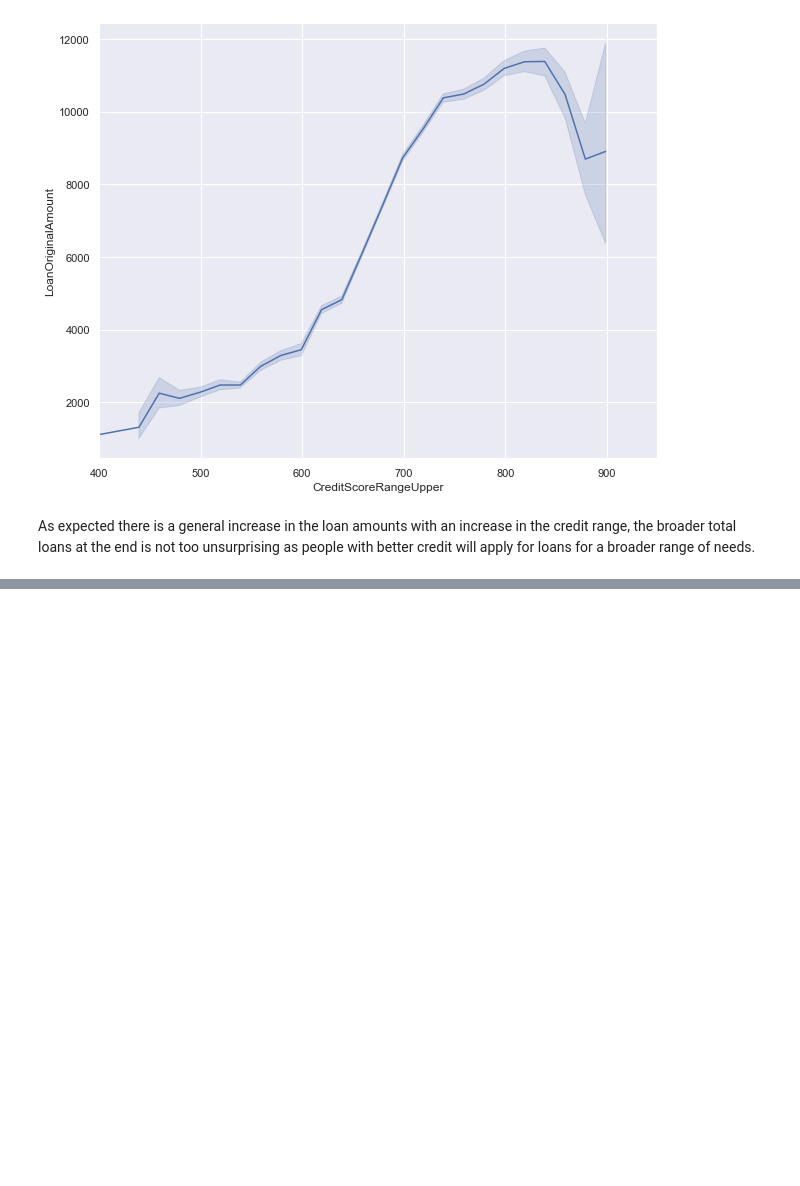
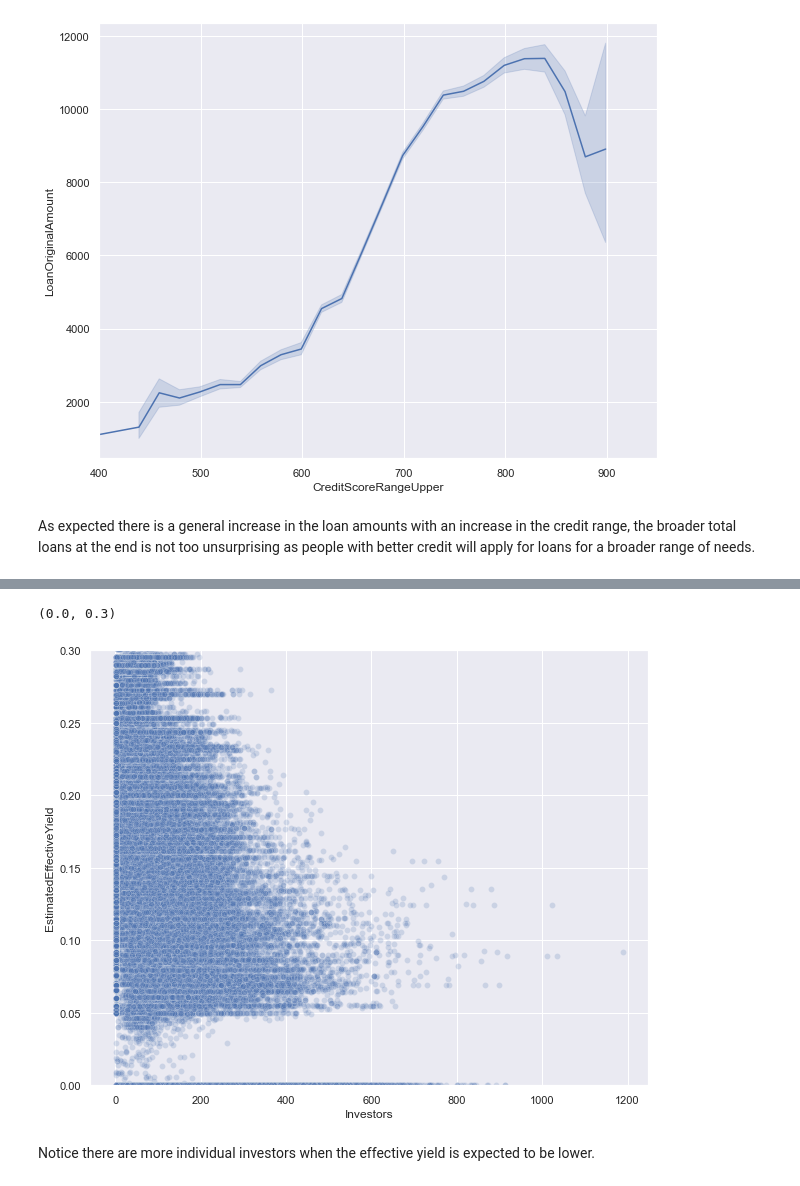
Before and after one commit to Siphra/udacityprojects, a Jupyter notebook: udacity final report/ProsperLoanData.ipynb, the cells around one changed output, grey strips where cells are left out. Saved outputs shown, nothing was run; the diff lists cells and outputs as text; code cells hidden in the pictures; blank space fills up the shorter version.

```diff
--- a/udacity final report/ProsperLoanData.ipynb
+++ b/udacity final report/ProsperLoanData.ipynb
@@ -1158,0 +1171,5 @@ plt.xticks(rotation = 45);
+# %%
+# Estimated yield vs investors:
+df_EEYvI= df_Rate[['ListingKey', 'EstimatedEffectiveYield']]
+df_EEYvI = pd.merge(df_EEYvI, df_Funded[['ListingKey','Investors']], on = 'ListingKey')
+df_EEYvI.head()
@@ -1158,0 +1183,8 @@ plt.xticks(rotation = 45);
+# %%
+sns.scatterplot(data = df_EEYvI, x = 'Investors', y = 'EstimatedEffectiveYield', alpha = .2)
+plt.ylim(0,.3)
+# %% [output]
+(0.0, 0.3)
+[figure, added]
+# %% [markdown]
+Notice there are more individual investors when the effective yield is expected to be lower.
```
Also changed, not shown: parts of 18 cells of this notebook.
